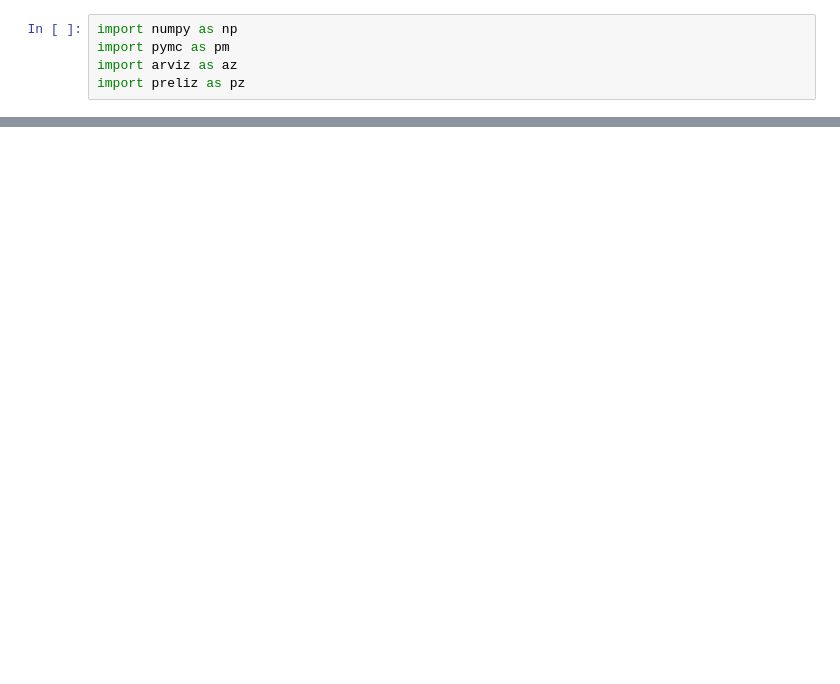
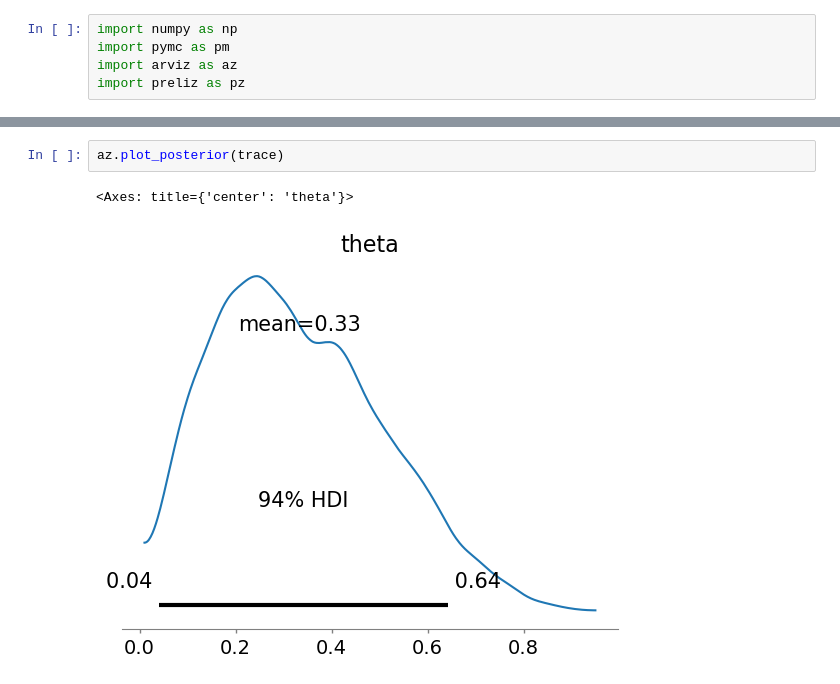
Before and after one commit to joy-bagchi/BayesianAnalysis_MartinOsvaldo, a Jupyter notebook: notebooks/Chapter-2 Programming Probabilistically.ipynb, the cells around one changed output, grey strips where cells are left out. Drawn from its saved outputs; the diff is of its cells as text; blank space fills up the shorter version.

```diff
--- a/notebooks/Chapter-2 Programming Probabilistically.ipynb
+++ b/notebooks/Chapter-2 Programming Probabilistically.ipynb
@@ -33,0 +46,5 @@ array([[<Axes: title={'center': 'theta'}>,
+# %%
+az.plot_posterior(trace)
+# %% [output]
+<Axes: title={'center': 'theta'}>
+[figure, added]
```
Also changed, not shown: parts of 5 cells of this notebook.
